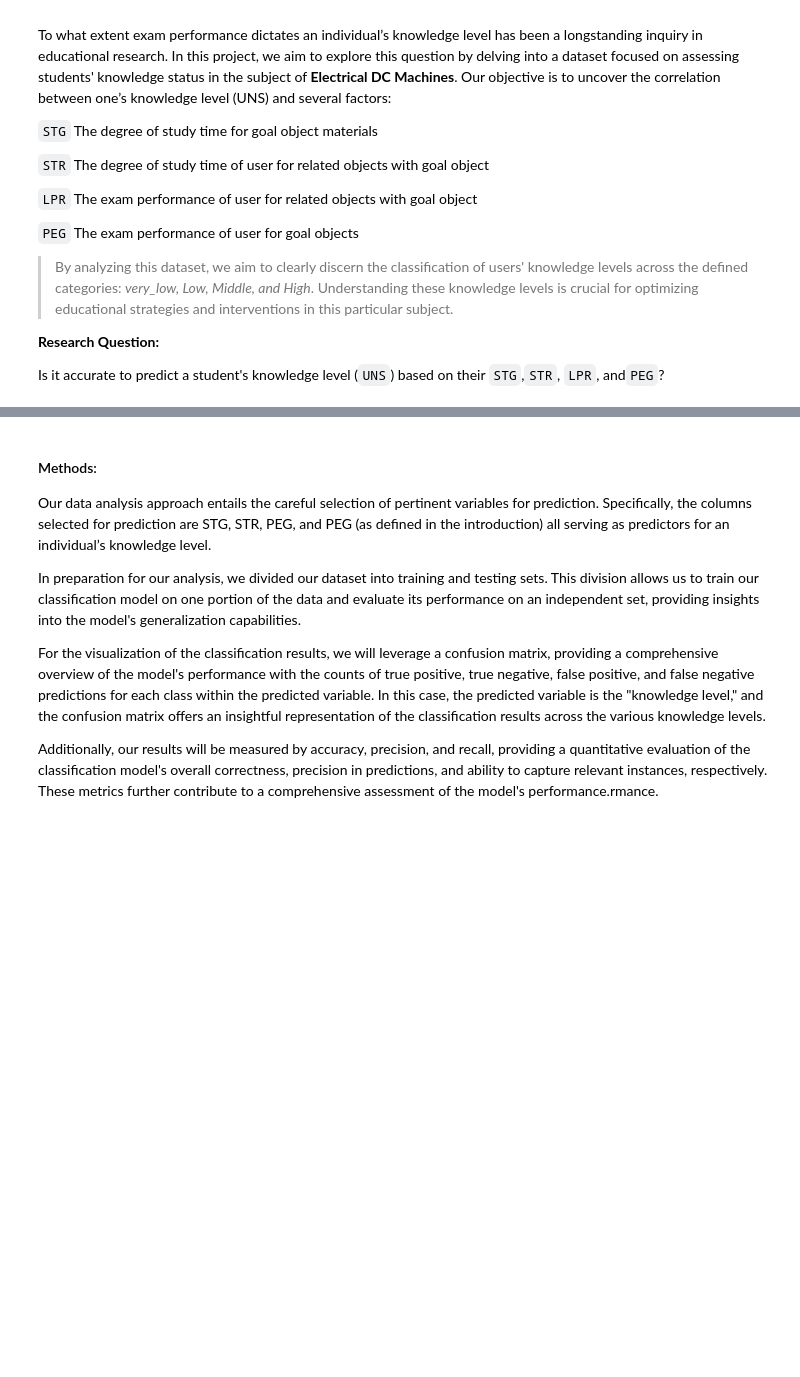
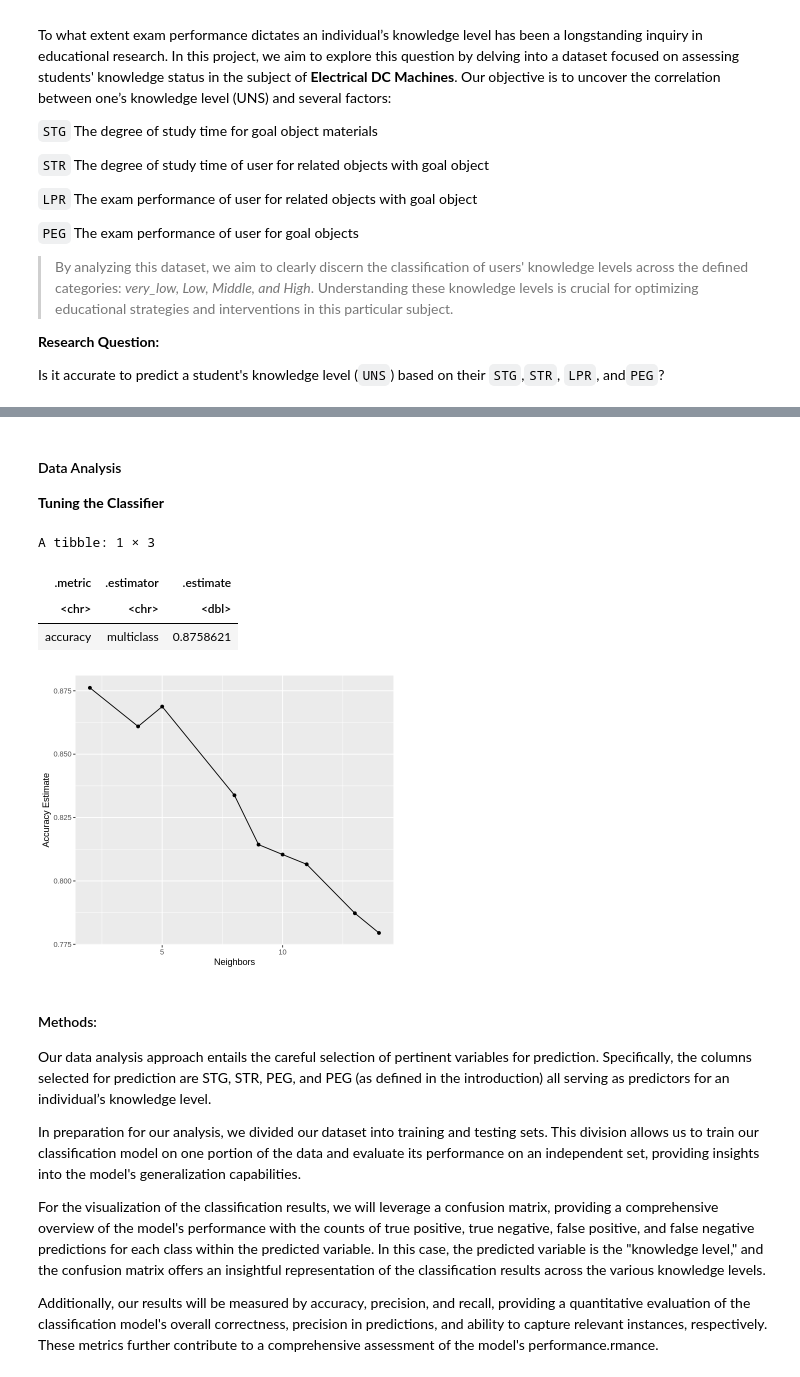
Before and after one commit to GabrielSuen/dsci-100_project, a Jupyter notebook: Group_project.ipynb, the cells around one changed output, grey strips where cells are left out. Cells and saved outputs as stored; diff of their text form; code cells hidden in the pictures; blank space fills up the shorter version.

```diff
--- a/Group_project.ipynb
+++ b/Group_project.ipynb
@@ -129,3 +125,63 @@ ERROR: Error in ggplot(knowledge_training, aes(x = STG, fill = as_factor(UNS))):
+# %% [markdown]
+#### Data Analysis
+
+**Tuning the Classifier**
+# %%
+set.seed(1)
+options(repr.plot.width = 6, repr.plot.height = 5)
+
+knowledge_vfold <- vfold_cv(knowledge_training, v = 5, strata = UNS) # performing cross-validation to find best k value
+
+knn_spec <- nearest_neighbor(weight_func = "rectangular", neighbors = tune()) |>
+    set_engine("kknn") |>
+    set_mode("classification")
+
+knowledge_recipe <- recipe(UNS ~ STG + STR + PEG + LPR, data = knowledge_training) |>
+    step_scale(all_predictors()) |>
+    step_center(all_predictors())
+
+knn_results <- workflow() |>
+    add_recipe(knowledge_recipe) |>
+    add_model(knn_spec) |>
+    tune_grid(resamples = knowledge_vfold, grid = 10) |>
+    collect_metrics()
+
+accuracies <- knn_results |>
+    filter(.metric == "accuracy")
+
+accuracy_vs_k <- ggplot(accuracies, aes(x = neighbors, y = mean)) +
+    geom_point() +
+    geom_line() +
+    labs(x = "Neighbors", y = "Accuracy Estimate")
+
+accuracy_vs_k
+
+best_k <- accuracies |> # best k value found is k = 2
+    arrange(desc(mean)) |>
+    head(1) |>
+    pull(neighbors)
+
+knowledge_spec <- nearest_neighbor(weight_func = "rectangular", neighbors = best_k) |> # evaluating model on test set
+    set_engine("kknn") |>
+    set_mode("classification")
+
+knowledge_fit <- workflow() |>
+    add_recipe(knowledge_recipe) |>
+    add_model(knowledge_spec) |>
+    fit(data = knowledge_training)
+
+knowledge_predictions <- predict(knowledge_fit, knowledge_testing) |>
+    bind_cols(knowledge_testing) |>
+    metrics(truth = UNS, estimate = .pred_class) |>
+    filter(.metric == "accuracy")
+
+knowledge_predictions
+# %% [output]
+A tibble: 1 × 3
+| .metric | .estimator | .estimate |
+| <chr> | <chr> | <dbl> |
+| accuracy | multiclass | 0.8758621 |
+[figure, added]
 # %% [markdown]
 #### Methods:
 Our data analysis approach entails the careful selection of pertinent variables for prediction. Specifically, the columns selected for prediction are STG, STR, PEG, and PEG (as defined in the introduction) all serving as predictors for an individual’s knowledge level.
```
Also changed, not shown: parts of 3 cells of this notebook.
